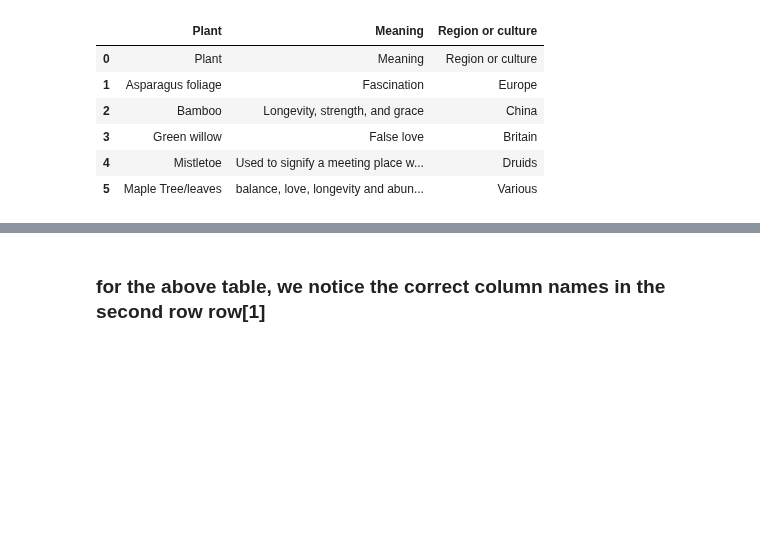
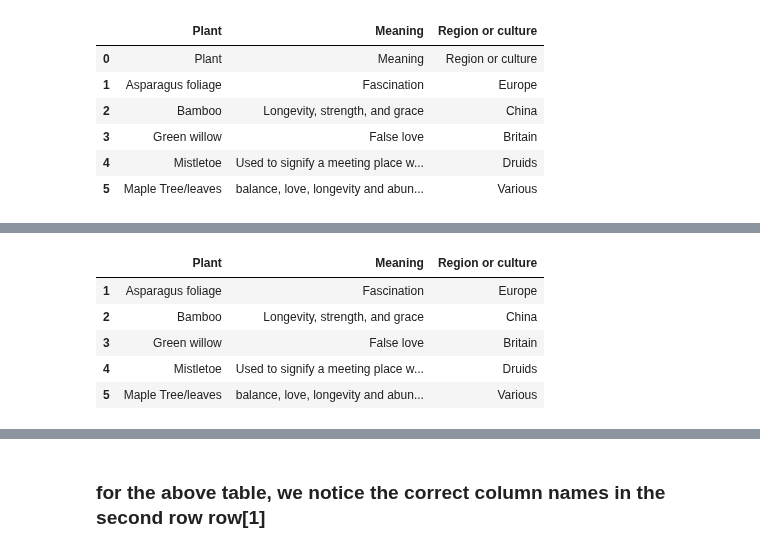
Before and after one commit to andazi/goal-data-science, a Jupyter notebook: Learn the Fundamentals of Python Programming/table-scraping-with-pandas.ipynb, the cells around one changed output, grey strips where cells are left out. Cells and saved outputs as stored; diff of their text form; code cells hidden in the pictures; blank space fills up the shorter version.

```diff
--- a/Learn the Fundamentals of Python Programming/table-scraping-with-pandas.ipynb
+++ b/Learn the Fundamentals of Python Programming/table-scraping-with-pandas.ipynb
@@ -140,0 +127,10 @@ flower[2]
+# %%
+plant = plant.drop(0, axis=0)
+plant
+# %% [output]
+|  | Plant | Meaning | Region or culture |
+| 1 | Asparagus foliage | Fascination | Europe |
+| 2 | Bamboo | Longevity, strength, and grace | China |
+| 3 | Green willow | False love | Britain |
+| 4 | Mistletoe | Used to signify a meeting place w... | Druids |
+| 5 | Maple Tree/leaves | balance, love, longevity and abun... | Various |
```
Also changed, not shown: parts of 18 cells of this notebook, 2 other files.
